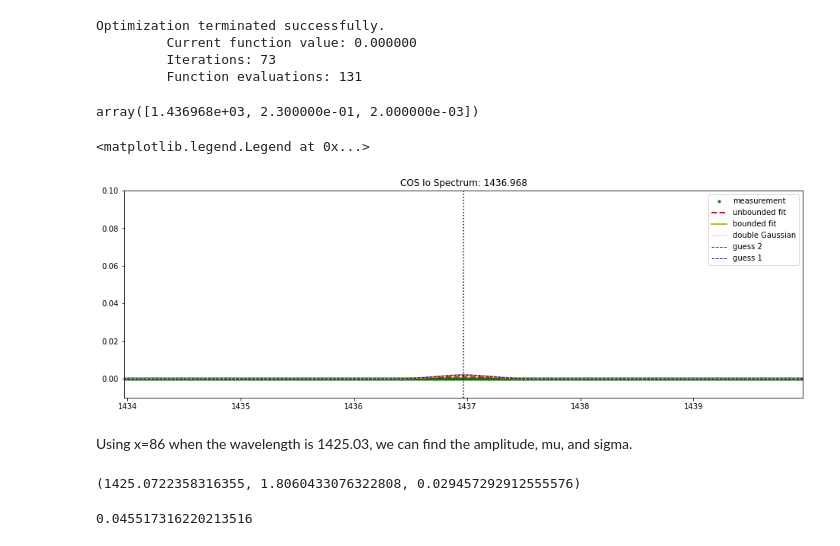
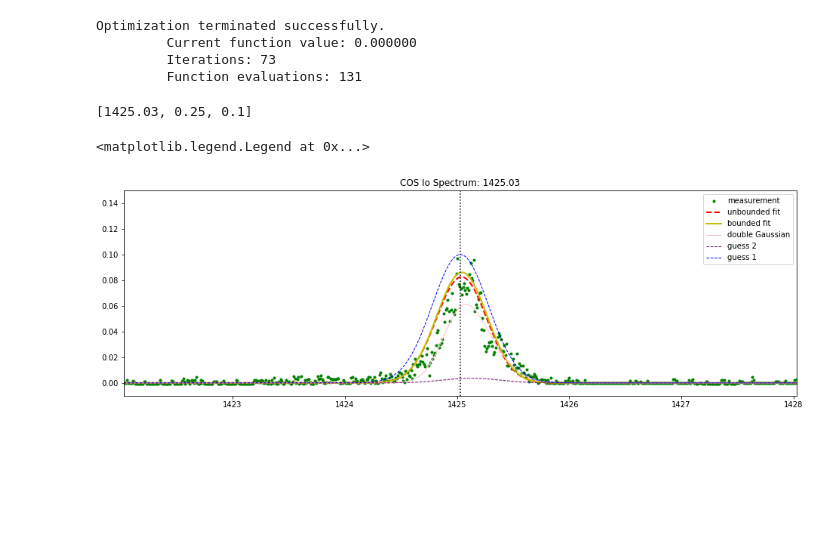
Before and after one commit to 18ganesha/io_brightness, a Jupyter notebook: notebooks/19_amplitude_correction_fit_all_lines.ipynb, the cells around one changed output. Drawn from its saved outputs; the diff is of its cells as text; code cells hidden in the pictures; blank space fills up the shorter version.

Commit message:
Added amplitudes with ratio calculation

```diff
--- a/notebooks/19_amplitude_correction_fit_all_lines.ipynb
+++ b/notebooks/19_amplitude_correction_fit_all_lines.ipynb
@@ -68,5 +68,5 @@ errfunc2 = lambda p, x, y: (double_gaussian(x, *p) - y)**2
 # %%
-x = 90 #26, 27, are the biggest problem file, show 15 to see overlap in fit and data
+x = 86 #26, 27, are the biggest problem file, show 15 to see overlap in fit and data
 # 13,14,15, 47 look like they are shifted to the right
 # fix 22, 29, 32, 33, 37, 38, 43, 44, 46 amp guess
 # check 39 with double gauss
@@ -75,7 +75,7 @@ x = 90 #26, 27, are the biggest problem file, show 15 to see overlap in fit and
 # 87 looks like another double gaussian
 guess1 = test[x]
 guess2 = np.hstack((guess1, test[x+1]))
-#guess1 = [1.425219e+03, 1.600000e-01, 0.04] #manually input guess where sigma is smaller
+guess1 = [1.42503e+03, 2.5e-01, 0.1] #manually input guess where sigma is smaller
 
 opt = optimize.least_squares(errfunc1, guess1, args=(wl, flux/10**-13), bounds=([guess1[0]-0.5, 0, 0],
                                                                         [guess1[0]+0.5, np.inf, np.inf]))
@@ -85,27 +85,25 @@ opt2 = optimize.least_squares(errfunc2, guess2, args=(wl, flux/10**-13), bounds=
                                                                          np.inf, np.inf, guess2[3]+0.5, np.inf, np.inf]))
 guess1
 # %% [output]
-array([1.436968e+03, 2.300000e-01, 2.000000e-03])
+[1425.03, 0.25, 0.1]
 # %%
 plt.figure(figsize=(16, 5))
 plt.plot(wl, flux/10**-13,'g.', label='measurement')
 plt.plot(wl, gaussian(wl, *nob['x']),
     lw=2, c='red', ls='--', label='unbounded fit')
 plt.plot(wl, gaussian(wl, *opt['x']),
     lw=2, c='y', label='bounded fit')
 plt.plot(wl, double_gaussian(wl, *opt2['x']),
     lw=1, c='pink', label='double Gaussian')
 plt.plot(wl, double_gaussian(wl, *guess2),
     lw=1, c='purple', ls='--', label='guess 2')
 plt.plot(wl, gaussian(wl, *guess1),
     lw=1, c='b', ls='--', label='guess 1')
 plt.axvline(guess1[0], color = 'black', linestyle = 'dotted')
 plt.title('COS Io Spectrum: {}'.format(guess1[0]))
-plt.ylim(-0.01,0.1)
+plt.ylim(-0.01,0.15)
 plt.xlim(guess1[0]-3,guess1[0]+3)
 plt.legend(loc='best')
 # %% [output]
 <matplotlib.legend.Legend at 0x...>
-[figure, old version]
+[figure, new version]
-# %% [markdown]
-Using x=86 when the wavelength is 1425.03, we can find the amplitude, mu, and sigma.
@@ -117,9 +109,0 @@ amp = ans[2]
-# %%
-mu,sig,amp
-# %% [output]
-(1425.0722358316355, 1.8060433076322808, 0.029457292912555576)
-# %%
-brightness = ((2*np.pi)**.5)*(amp*sig)
-brightness
-# %% [output]
-0.045517316220213516
```
Also changed, not shown: parts of 13 cells of this notebook, 2 other files.
